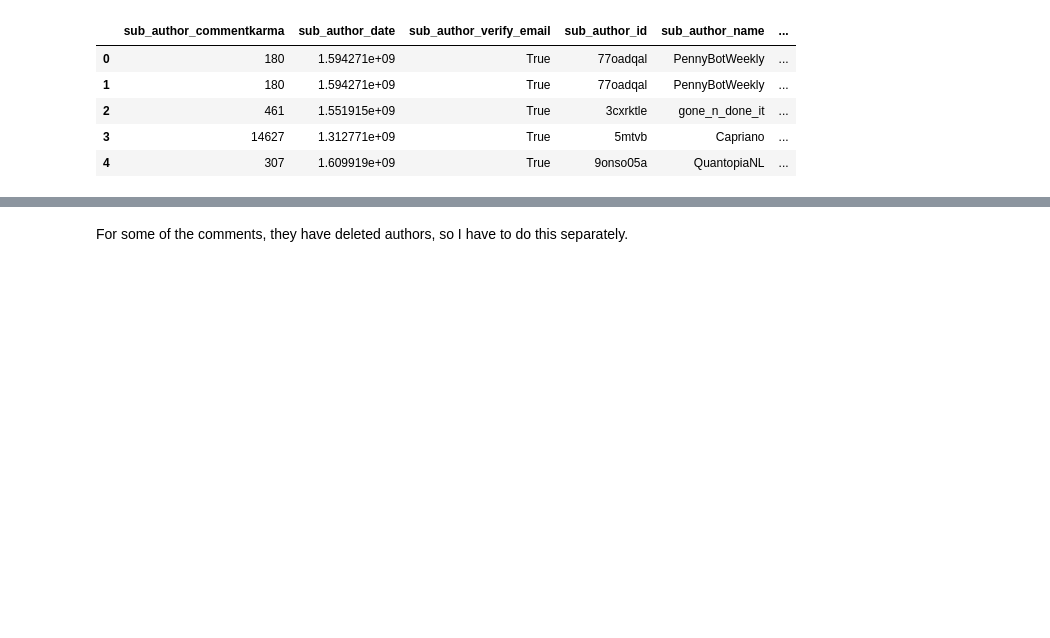
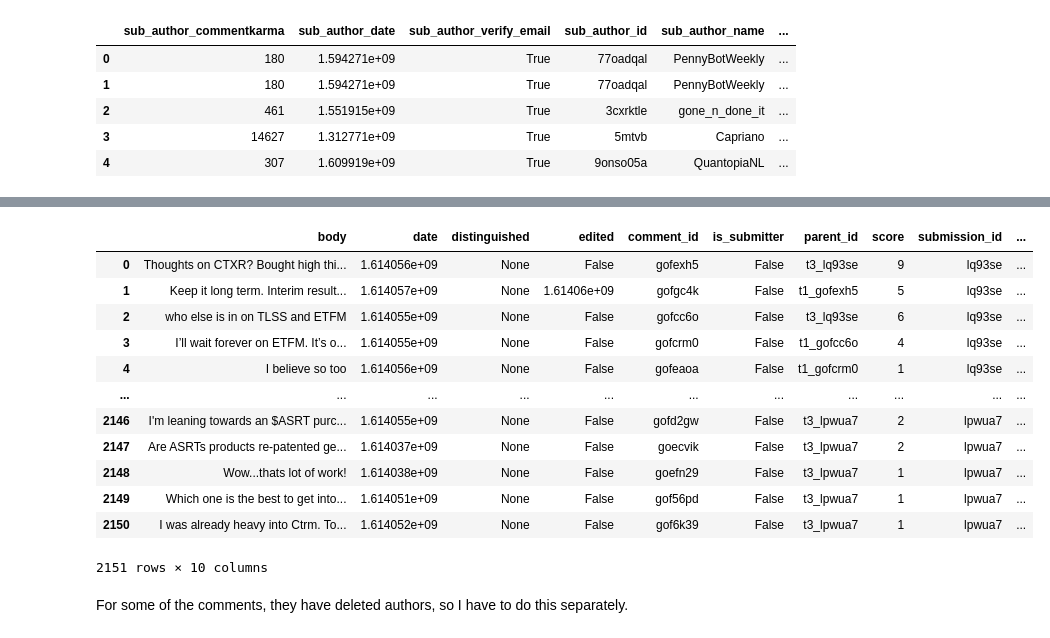
Before and after one commit to DennisH3/CISC-CMPE-351-Adv-DA, a Jupyter notebook: WebScrape_351.ipynb, the cells around one changed output, grey strips where cells are left out. Cells and saved outputs as stored; diff of their text form; code cells hidden in the pictures; blank space fills up the shorter version.

```diff
--- a/WebScrape_351.ipynb
+++ b/WebScrape_351.ipynb
@@ -203,0 +204,19 @@ comment_info
+# %%
+def process_comment(comment, depth=0):
+    yield comment.id, depth
+    for reply in comment.replies:
+        yield from process_comment(reply, depth + 1)
+
+def get_post_comments(post, more_limit=None):
+    comments = []
+    post.comments.replace_more(limit=more_limit)
+    for top_level in post.comments:
+        comments.extend(process_comment(top_level))
+    return comments
+
+new = pd.DataFrame(columns = ["comment_id","depth"])
+
+for sub in sub_id_date["id"]:
+    post = reddit.submission(sub)
+    df = pd.DataFrame(get_post_comments(post),columns=["comment_id","depth"])
+    new = new.append(df)
@@ -204,3 +237,20 @@ comment_info
+# %%
+comment_info_final = pd.DataFrame.merge(comment_info,new,on='comment_id')
+comment_info_final
+# %% [output]
+|  | body | date | distinguished | edited | comment_id | is_submitter | parent_id | score | submission_id | ... |
+| 0 | Thoughts on CTXR? Bought high thi... | 1.614056e+09 | None | False | gofexh5 | False | t3_lq93se | 9 | lq93se | ... |
+| 1 | Keep it long term. Interim result... | 1.614057e+09 | None | 1.61406e+09 | gofgc4k | False | t1_gofexh5 | 5 | lq93se | ... |
+| 2 | who else is in on TLSS and ETFM | 1.614055e+09 | None | False | gofcc6o | False | t3_lq93se | 6 | lq93se | ... |
+| 3 | I’ll wait forever on ETFM. It’s o... | 1.614055e+09 | None | False | gofcrm0 | False | t1_gofcc6o | 4 | lq93se | ... |
+| 4 | I believe so too | 1.614056e+09 | None | False | gofeaoa | False | t1_gofcrm0 | 1 | lq93se | ... |
+| ... | ... | ... | ... | ... | ... | ... | ... | ... | ... | ... |
+| 2146 | I'm leaning towards an $ASRT purc... | 1.614055e+09 | None | False | gofd2gw | False | t3_lpwua7 | 2 | lpwua7 | ... |
+| 2147 | Are ASRTs products re-patented ge... | 1.614037e+09 | None | False | goecvik | False | t3_lpwua7 | 2 | lpwua7 | ... |
+| 2148 | Wow...thats lot of work! | 1.614038e+09 | None | False | goefn29 | False | t3_lpwua7 | 1 | lpwua7 | ... |
+| 2149 | Which one is the best to get into... | 1.614051e+09 | None | False | gof56pd | False | t3_lpwua7 | 1 | lpwua7 | ... |
+| 2150 | I was already heavy into Ctrm. To... | 1.614052e+09 | None | False | gof6k39 | False | t3_lpwua7 | 1 | lpwua7 | ... |
+2151 rows × 10 columns
 # %% [markdown]
 For some of the comments, they have deleted authors, so I have to do this separately.
 # %%
```
Also changed, not shown: parts of 4 cells of this notebook.
